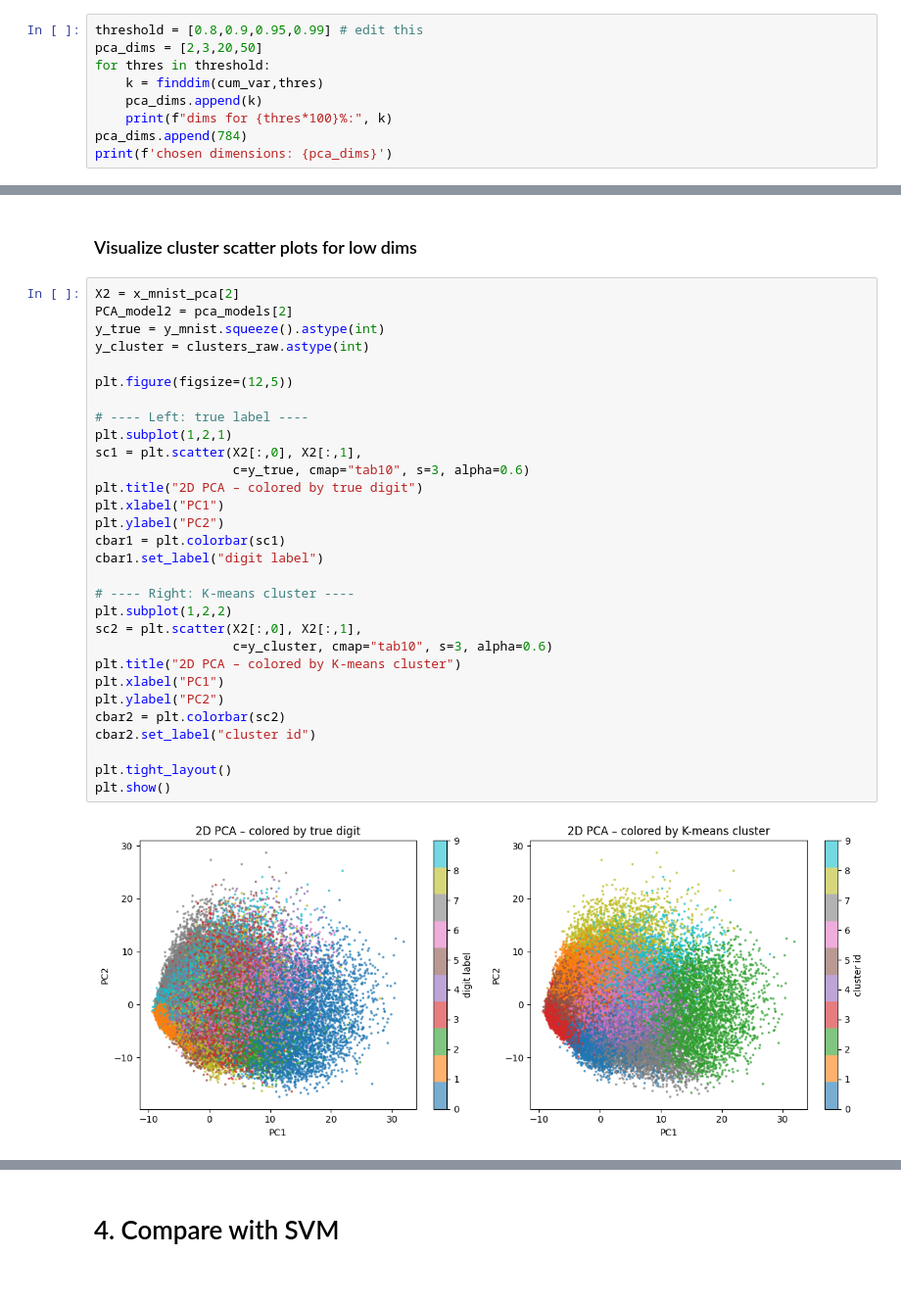
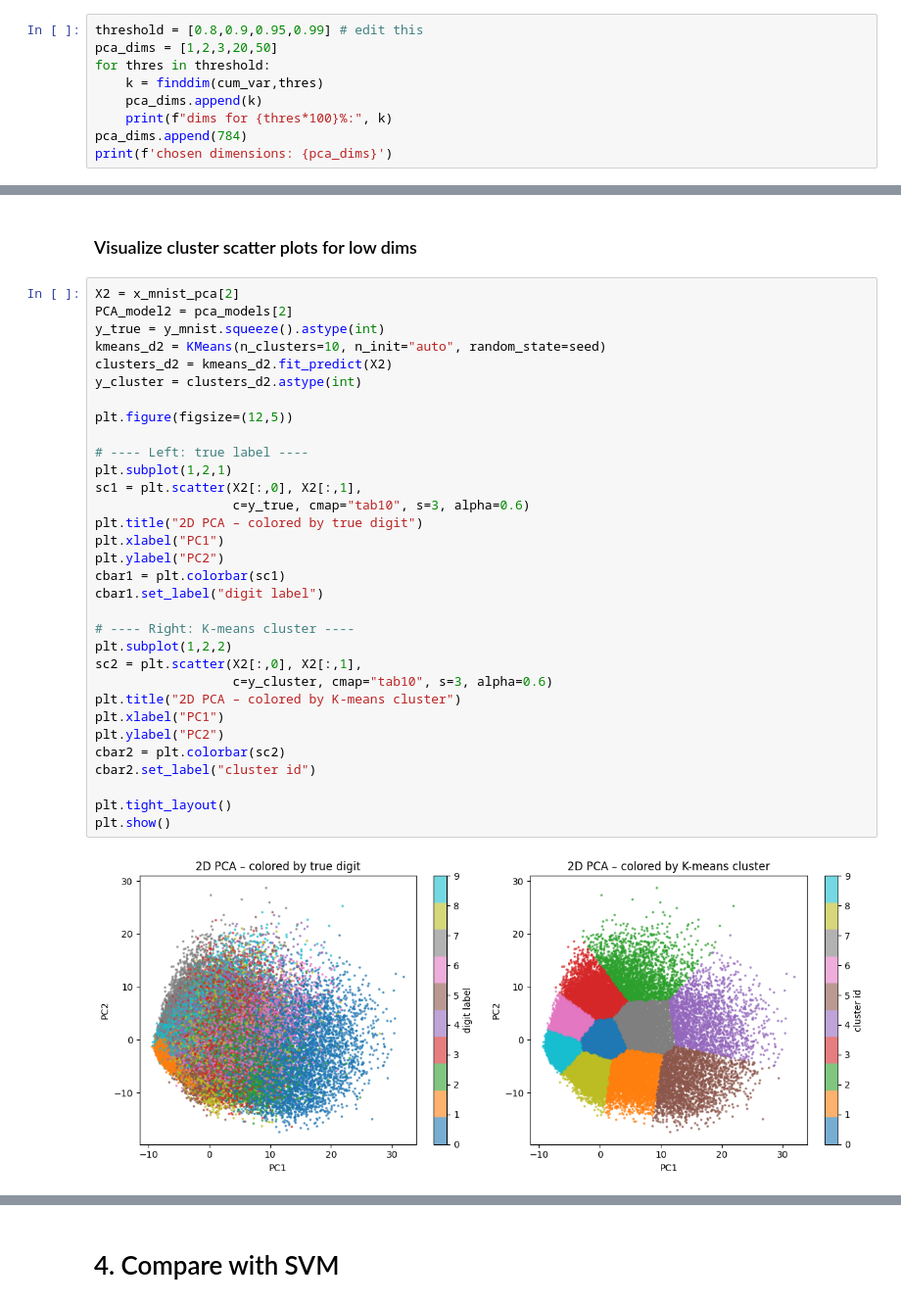
Before and after one commit to Pokemongle/ubc_ml, a Jupyter notebook: project/project.ipynb, the cells around one changed output, grey strips where cells are left out. Shown at 98% size. Cells and saved outputs as stored; diff of their text form.

```diff
--- a/project/project.ipynb
+++ b/project/project.ipynb
@@ -139,7 +246,7 @@ plt.show()
 ### Choose PCA dimensions
 # %%
 threshold = [0.8,0.9,0.95,0.99] # edit this
-pca_dims = [2,3,20,50]
+pca_dims = [1,2,3,20,50]
 for thres in threshold:
     k = finddim(cum_var,thres)
     pca_dims.append(k)
@@ -316,33 +563,35 @@ for d in pca_dims:
 # %%
 X2 = x_mnist_pca[2]
 PCA_model2 = pca_models[2]
 y_true = y_mnist.squeeze().astype(int)
-y_cluster = clusters_raw.astype(int)
+kmeans_d2 = KMeans(n_clusters=10, n_init="auto", random_state=seed)
+clusters_d2 = kmeans_d2.fit_predict(X2)
+y_cluster = clusters_d2.astype(int)
 
 plt.figure(figsize=(12,5))
 
 # ---- Left: true label ----
 plt.subplot(1,2,1)
 sc1 = plt.scatter(X2[:,0], X2[:,1],
                   c=y_true, cmap="tab10", s=3, alpha=0.6)
 plt.title("2D PCA – colored by true digit")
 plt.xlabel("PC1")
 plt.ylabel("PC2")
 cbar1 = plt.colorbar(sc1)
 cbar1.set_label("digit label")
 
 # ---- Right: K-means cluster ----
 plt.subplot(1,2,2)
 sc2 = plt.scatter(X2[:,0], X2[:,1],
                   c=y_cluster, cmap="tab10", s=3, alpha=0.6)
 plt.title("2D PCA – colored by K-means cluster")
 plt.xlabel("PC1")
 plt.ylabel("PC2")
 cbar2 = plt.colorbar(sc2)
 cbar2.set_label("cluster id")
 
 plt.tight_layout()
 plt.show()
 # %% [output]
-[figure, old version]
+[figure, new version]
 # %% [markdown]
```
Also changed, not shown: parts of 50 cells of this notebook, 15 other files.
